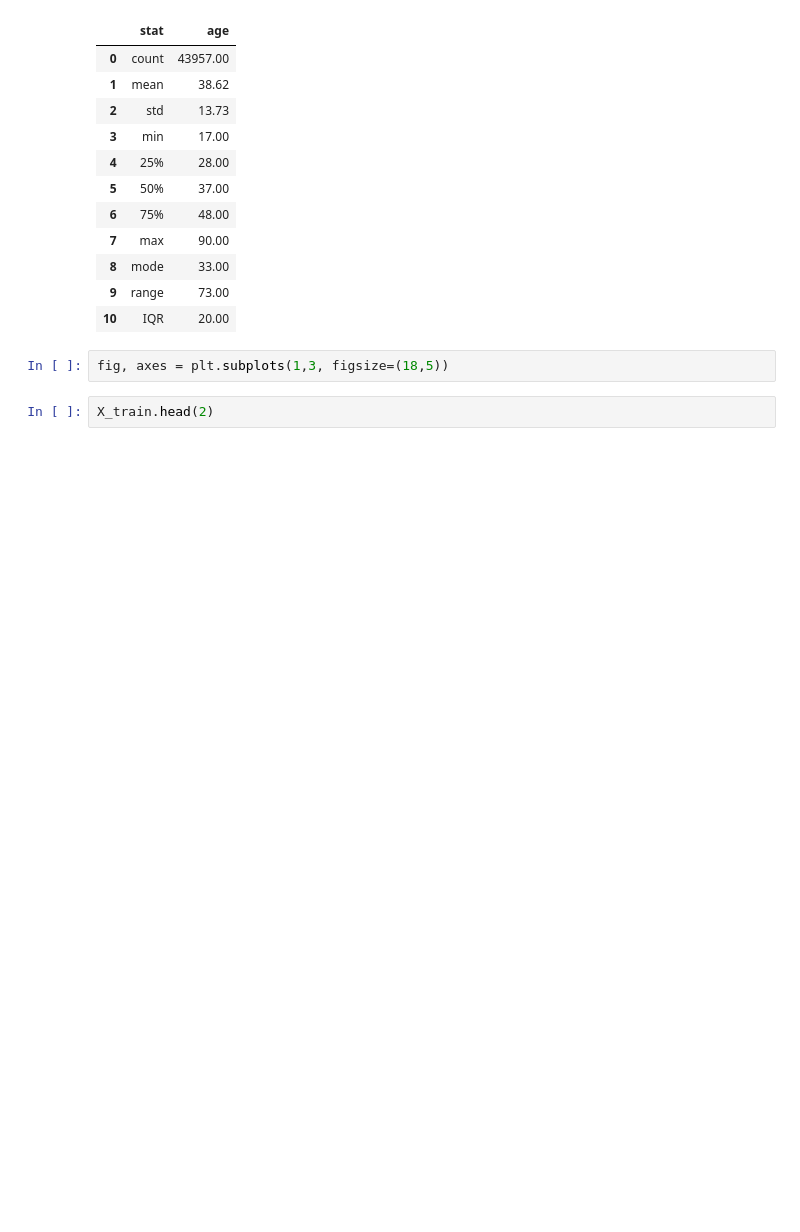
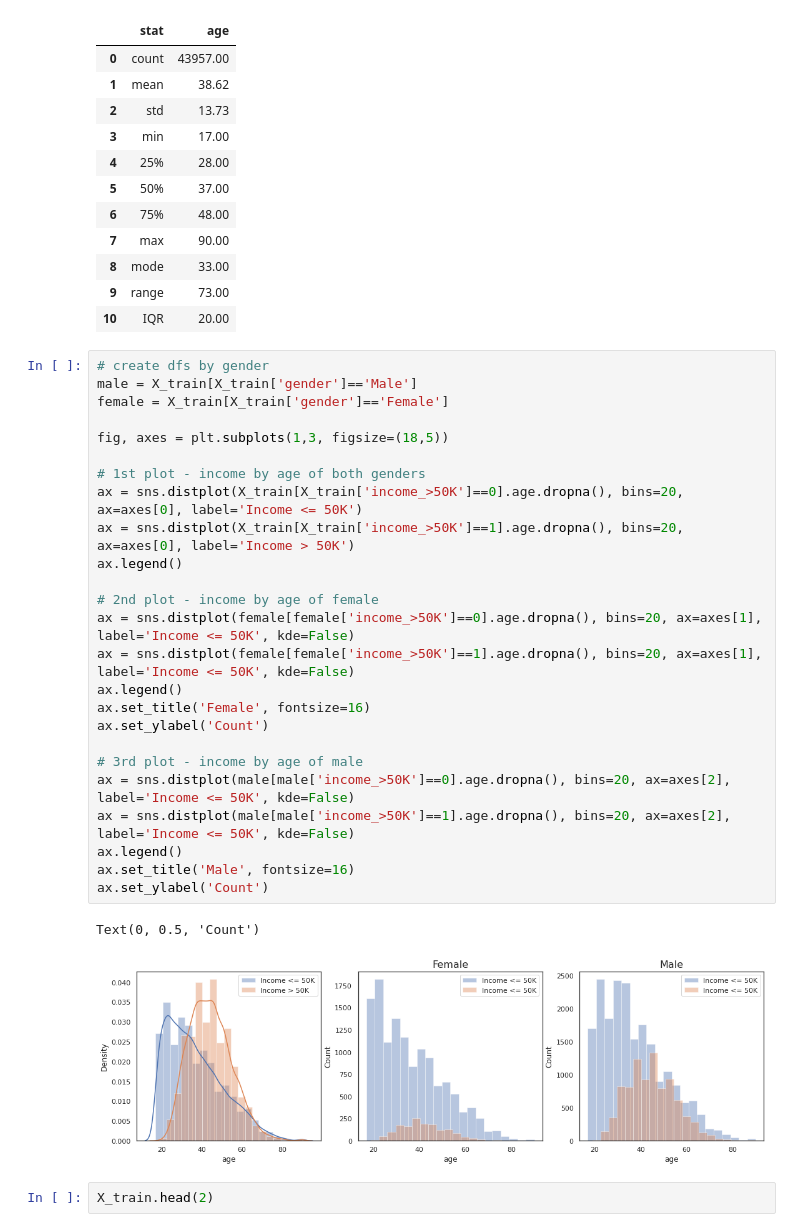
Before and after one commit to heesukjang/Income_Prediction, a Jupyter notebook: Income_Prediction.ipynb, the cells around one changed output. Cells and saved outputs as stored; diff of their text form; blank space fills up the shorter version.

```diff
--- a/Income_Prediction.ipynb
+++ b/Income_Prediction.ipynb
@@ -577,8 +577,34 @@ basic_statistics('age')
 | 8 | mode | 33.00 |
 | 9 | range | 73.00 |
 | 10 | IQR | 20.00 |
-# %%
-fig, axes = plt.subplots(1,3, figsize=(18,5))
+# %%
+# create dfs by gender
+male = X_train[X_train['gender']=='Male']
+female = X_train[X_train['gender']=='Female']
+
+fig, axes = plt.subplots(1,3, figsize=(18,5))
+
+# 1st plot - income by age of both genders
+ax = sns.distplot(X_train[X_train['income_>50K']==0].age.dropna(), bins=20, ax=axes[0], label='Income <= 50K')
+ax = sns.distplot(X_train[X_train['income_>50K']==1].age.dropna(), bins=20, ax=axes[0], label='Income > 50K')
+ax.legend()
+
+# 2nd plot - income by age of female
+ax = sns.distplot(female[female['income_>50K']==0].age.dropna(), bins=20, ax=axes[1], label='Income <= 50K', kde=False)
+ax = sns.distplot(female[female['income_>50K']==1].age.dropna(), bins=20, ax=axes[1], label='Income <= 50K', kde=False)
+ax.legend()
+ax.set_title('Female', fontsize=16)
+ax.set_ylabel('Count')
+
+# 3rd plot - income by age of male
+ax = sns.distplot(male[male['income_>50K']==0].age.dropna(), bins=20, ax=axes[2], label='Income <= 50K', kde=False)
+ax = sns.distplot(male[male['income_>50K']==1].age.dropna(), bins=20, ax=axes[2], label='Income <= 50K', kde=False)
+ax.legend()
+ax.set_title('Male', fontsize=16)
+ax.set_ylabel('Count')
+# %% [output]
+Text(0, 0.5, 'Count')
+[figure, added]
 # %%
 X_train.head(2)
 # %% [output]
```
